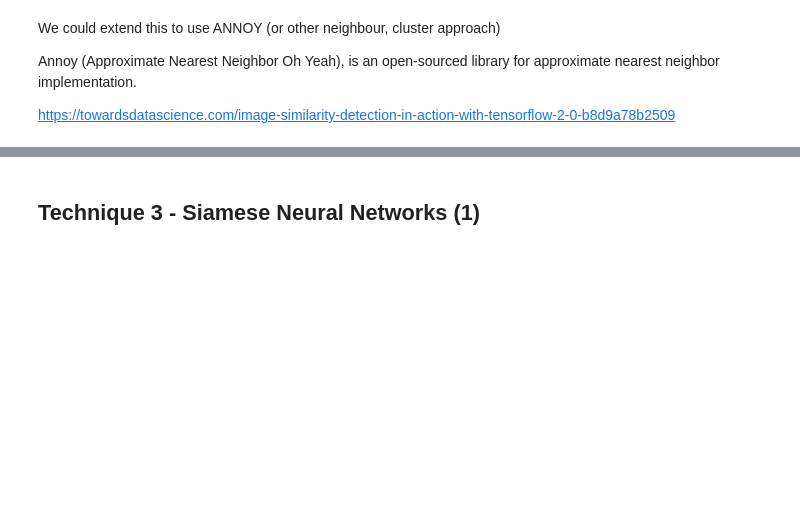
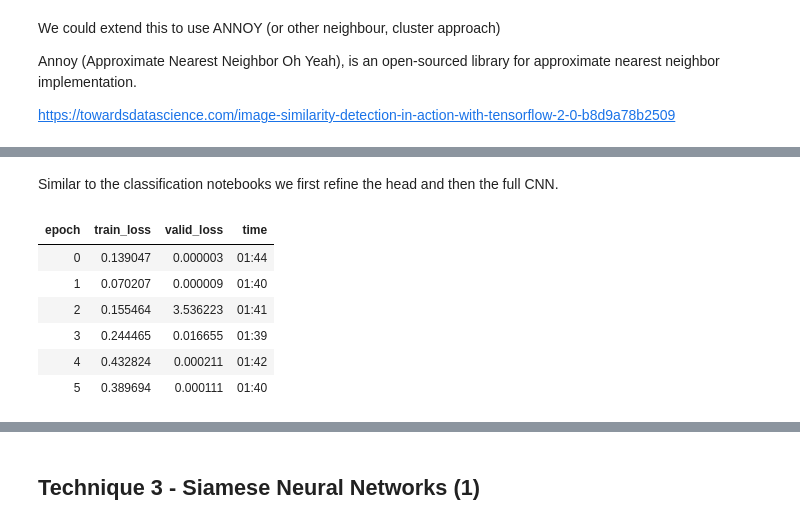
Before and after one commit to jordantoaster/machine-learning-blueprints, a Jupyter notebook: matching/images/image-matching.ipynb, the cells around one changed output, grey strips where cells are left out. Cells and saved outputs as stored; diff of their text form; code cells hidden in the pictures; blank space fills up the shorter version.

```diff
--- a/matching/images/image-matching.ipynb
+++ b/matching/images/image-matching.ipynb
@@ -141,0 +258,10 @@ https://towardsdatascience.com/image-similarity-detection-in-action-with-tensorf
+# %%
+learn = cnn_learner(
+    data_finetune,
+    ARCHITECTURE,
+    metrics=[],
+    ps=DROPOUT
+)
+
+print("** Original model head **")
+print(learn.model[1])
@@ -141,0 +285,26 @@ https://towardsdatascience.com/image-similarity-detection-in-action-with-tensorf
+# %%
+# By default uses the 2048 dimensional pooling layer as implemented in the paper.
+# Optionally can instead keep the 4096-dimensional pooling layer from the ResNet-50 model.
+if EMBEDDING_DIM != 4096:
+    modules = []
+    pooling_dim = 2048
+else:
+    modules = [l for l in learn.model[1][:3]]
+    pooling_dim = 4096
+
+# Add new layers
+modules.append(EmbeddedFeatureWrapper(input_dim=pooling_dim,
+                                      output_dim=EMBEDDING_DIM,
+                                      dropout=DROPOUT))
+modules.append(L2NormalizedLinearLayer(input_dim=EMBEDDING_DIM,
+                                       output_dim=len(data_finetune.classes)))
+learn.model[1] = nn.Sequential(*modules)
+
+# Create new learner object since otherwise the new layers are not updated during backprop
+learn = fastai.vision.Learner(data_finetune, learn.model)
+
+# Update loss function
+learn.loss_func = FlattenedLoss(NormSoftmaxLoss)
+
+print("\n** Edited model head **")
+print(learn.model[1])
@@ -141,0 +320,12 @@ https://towardsdatascience.com/image-similarity-detection-in-action-with-tensorf
+# %% [markdown]
+Similar to the classification notebooks we first refine the head and then the full CNN.
+# %%
+learn.fit_one_cycle(EPOCHS_HEAD, HEAD_LEARNING_RATE)
+# %% [output]
+| epoch | train_loss | valid_loss | time |
+| 0 | 0.139047 | 0.000003 | 01:44 |
+| 1 | 0.070207 | 0.000009 | 01:40 |
+| 2 | 0.155464 | 3.536223 | 01:41 |
+| 3 | 0.244465 | 0.016655 | 01:39 |
+| 4 | 0.432824 | 0.000211 | 01:42 |
+| 5 | 0.389694 | 0.000111 | 01:40 |
```
Also changed, not shown: parts of 32 cells of this notebook, 3 other files.
